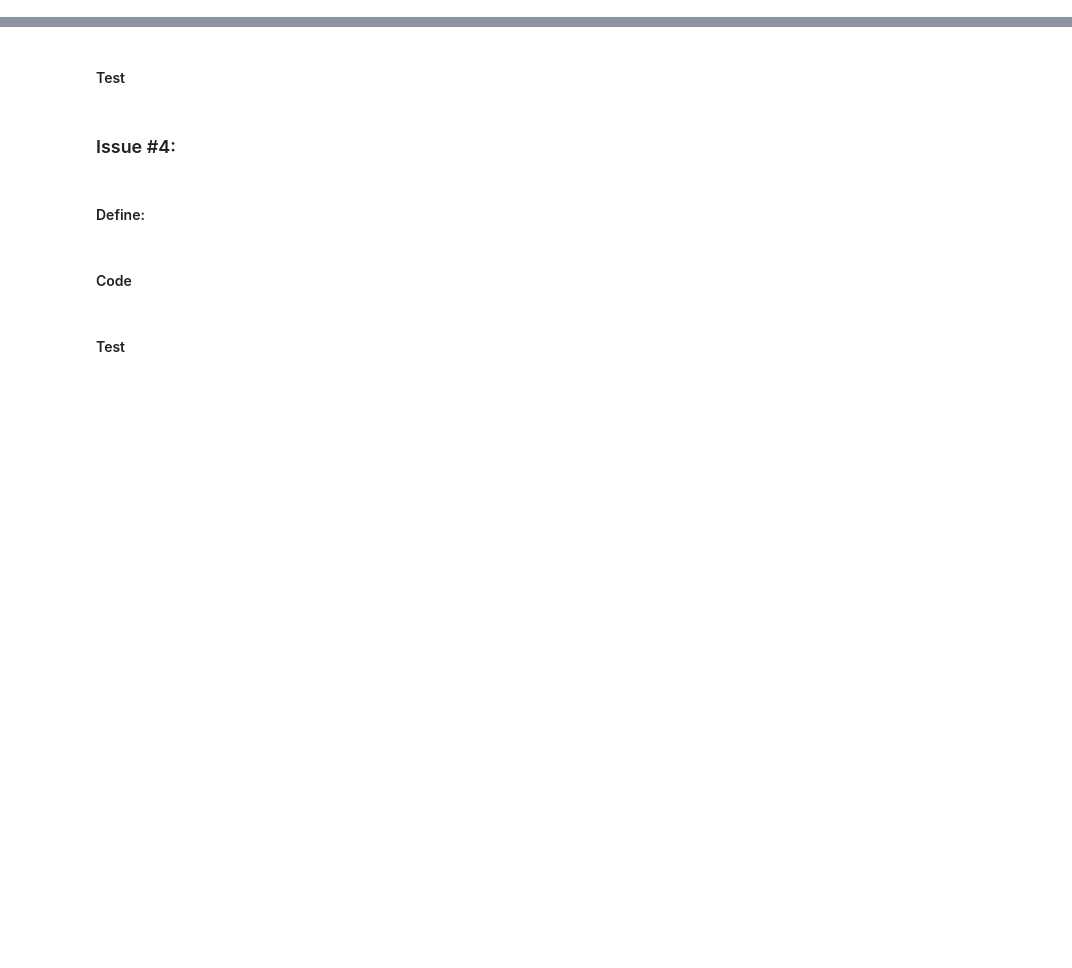
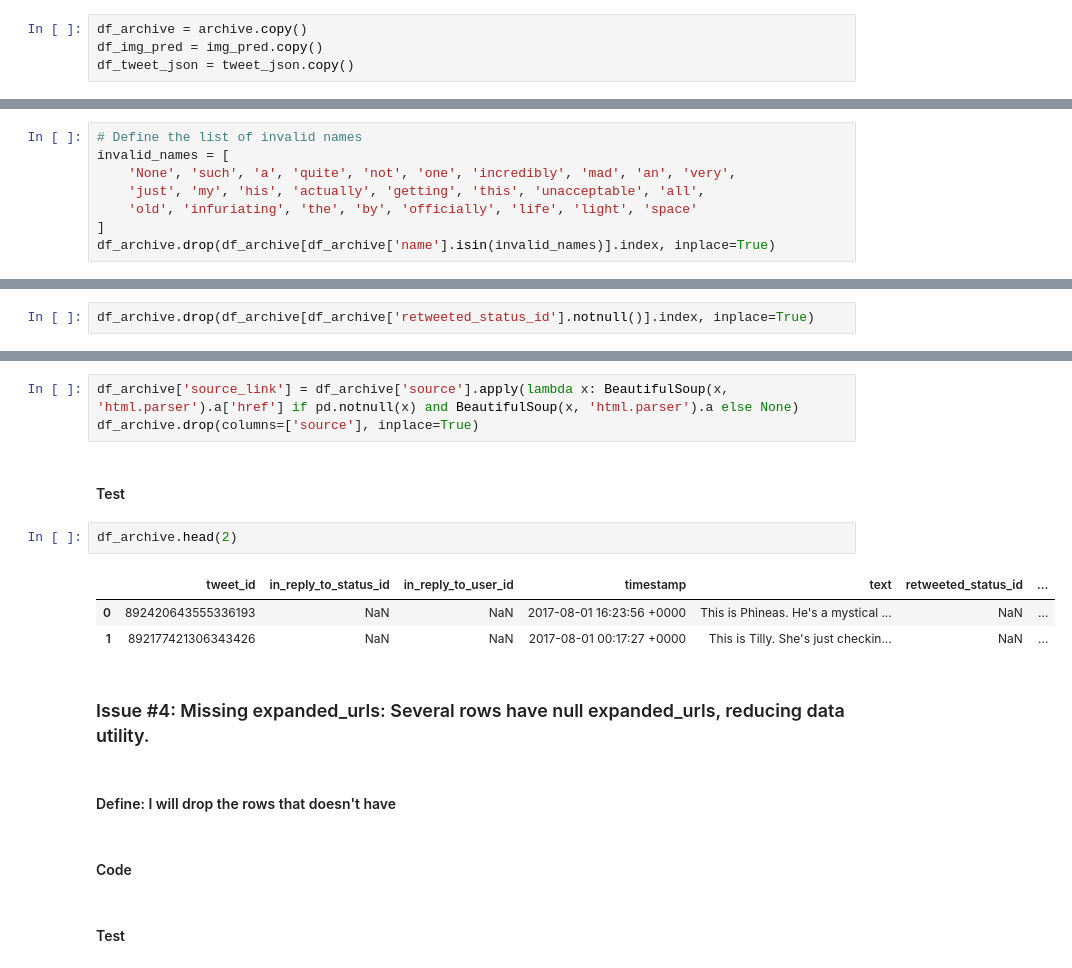
Before and after one commit to youschamp/main, a Jupyter notebook: wrangle_act.ipynb, the cells around one changed output, grey strips where cells are left out. Cells and saved outputs as stored; diff of their text form; blank space fills up the shorter version.

Commit message:
made the first three issues in wrangle_act.ipynb

```diff
--- a/wrangle_act.ipynb
+++ b/wrangle_act.ipynb
@@ -260,0 +256,4 @@ In this section, clean **all** of the issues you documented while assessing.
+# %%
+df_archive = archive.copy()
+df_img_pred = img_pred.copy()
+df_tweet_json = tweet_json.copy()
@@ -261,4 +264,12 @@ In this section, clean **all** of the issues you documented while assessing.
 # %% [markdown]
 #### Code
+# %%
+# Define the list of invalid names
+invalid_names = [
+    'None', 'such', 'a', 'quite', 'not', 'one', 'incredibly', 'mad', 'an', 'very',
+    'just', 'my', 'his', 'actually', 'getting', 'this', 'unacceptable', 'all',
+    'old', 'infuriating', 'the', 'by', 'officially', 'life', 'light', 'space'
+]
+df_archive.drop(df_archive[df_archive['name'].isin(invalid_names)].index, inplace=True)
 # %% [markdown]
 #### Test
@@ -269,4 +284,6 @@ In this section, clean **all** of the issues you documented while assessing.
 # %% [markdown]
 #### Code
+# %%
+df_archive.drop(df_archive[df_archive['retweeted_status_id'].notnull()].index, inplace=True)
 # %% [markdown]
 #### Test
@@ -277,11 +298,20 @@ In this section, clean **all** of the issues you documented while assessing.
 # %% [markdown]
 #### Code
+# %%
+df_archive['source_link'] = df_archive['source'].apply(lambda x: BeautifulSoup(x, 'html.parser').a['href'] if pd.notnull(x) and BeautifulSoup(x, 'html.parser').a else None)
+df_archive.drop(columns=['source'], inplace=True)
 # %% [markdown]
 #### Test
-# %% [markdown]
-### Issue #4:
-# %% [markdown]
-#### Define:
+# %%
+df_archive.head(2)
+# %% [output]
+|  | tweet_id | in_reply_to_status_id | in_reply_to_user_id | timestamp | text | retweeted_status_id | ... |
+| 0 | 892420643555336193 | NaN | NaN | 2017-08-01 16:23:56 +0000 | This is Phineas. He's a mystical ... | NaN | ... |
+| 1 | 892177421306343426 | NaN | NaN | 2017-08-01 00:17:27 +0000 | This is Tilly. She's just checkin... | NaN | ... |
+# %% [markdown]
+### Issue #4: Missing expanded_urls: Several rows have null expanded_urls, reducing data utility.
+# %% [markdown]
+#### Define: I will drop the rows that doesn't have
 # %% [markdown]
 #### Code
 # %% [markdown]
```
Also changed, not shown: parts of 19 cells of this notebook.
